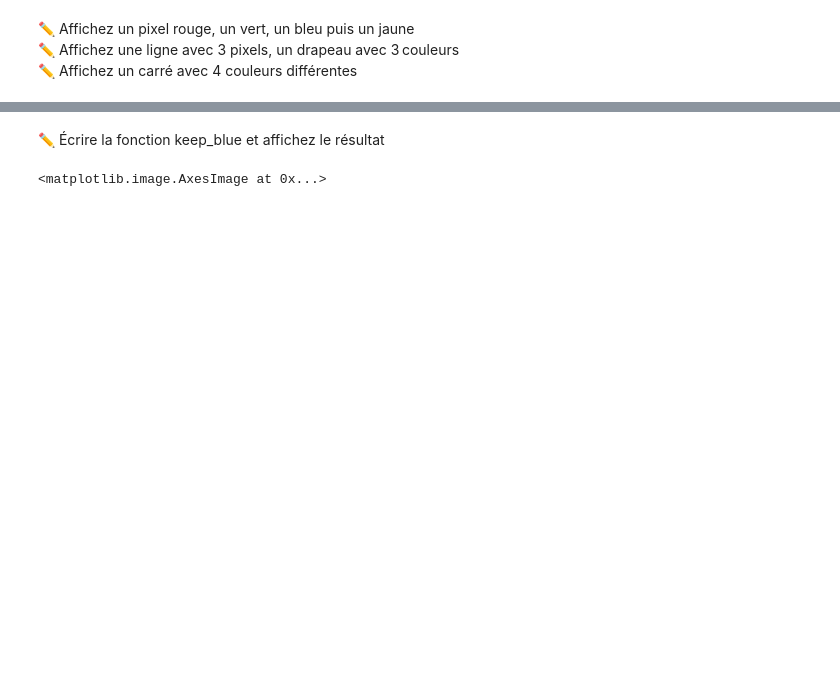
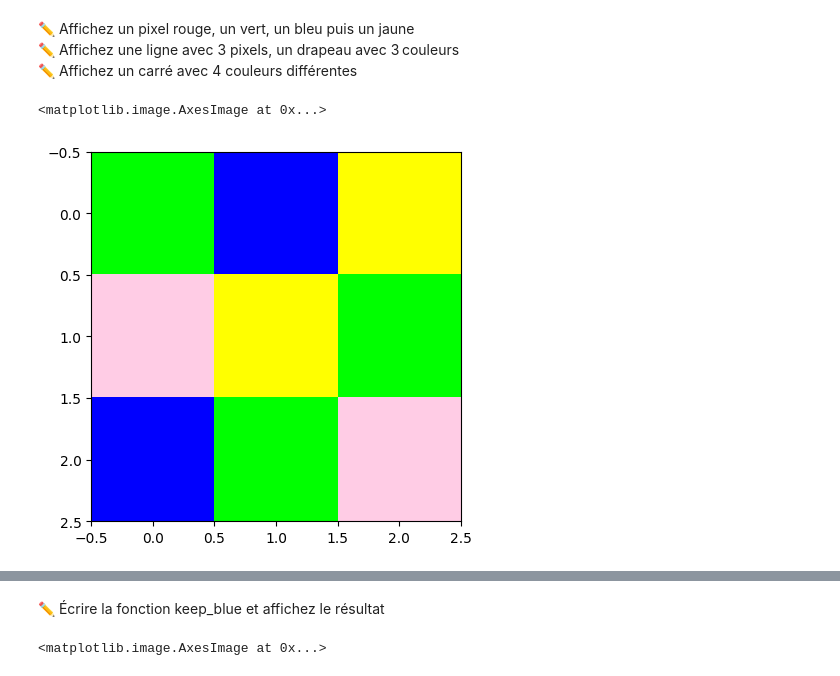
Before and after one commit to clement-plancq/cesr-multimedia, a Jupyter notebook: notebooks/traitement-images-1.ipynb, the cells around one changed output, grey strips where cells are left out. Cells and saved outputs as stored; diff of their text form; code cells hidden in the pictures; blank space fills up the shorter version.

```diff
--- a/notebooks/traitement-images-1.ipynb
+++ b/notebooks/traitement-images-1.ipynb
@@ -94,3 +100,16 @@ plt.imshow(pixel)
 ✏️ Affichez un pixel rouge, un vert, un bleu puis un jaune
 ✏️ Affichez une ligne avec 3 pixels, un drapeau avec 3 couleurs
 ✏️ Affichez un carré avec 4 couleurs différentes
+# %%
+# Carré avec 4 couleurs
+
+vert = [0, 255, 0]
+bleu = [0, 0, 255]
+rose = [255, 204, 229]
+jaune = [255, 255, 0]
+
+image = np.array([[ vert, bleu, jaune ], [rose, jaune, vert], [bleu, vert, rose]])
+plt.imshow(image)
+# %% [output]
+<matplotlib.image.AxesImage at 0x...>
+[figure, added]
```
Also changed, not shown: parts of 12 cells of this notebook.
